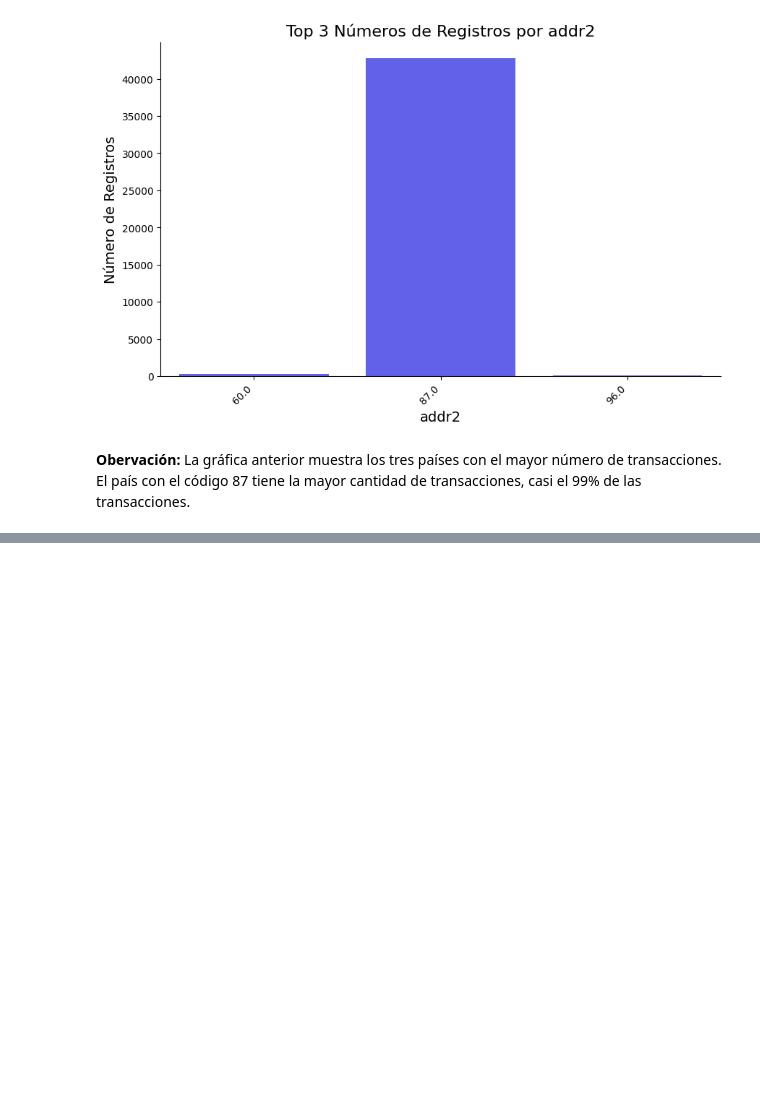
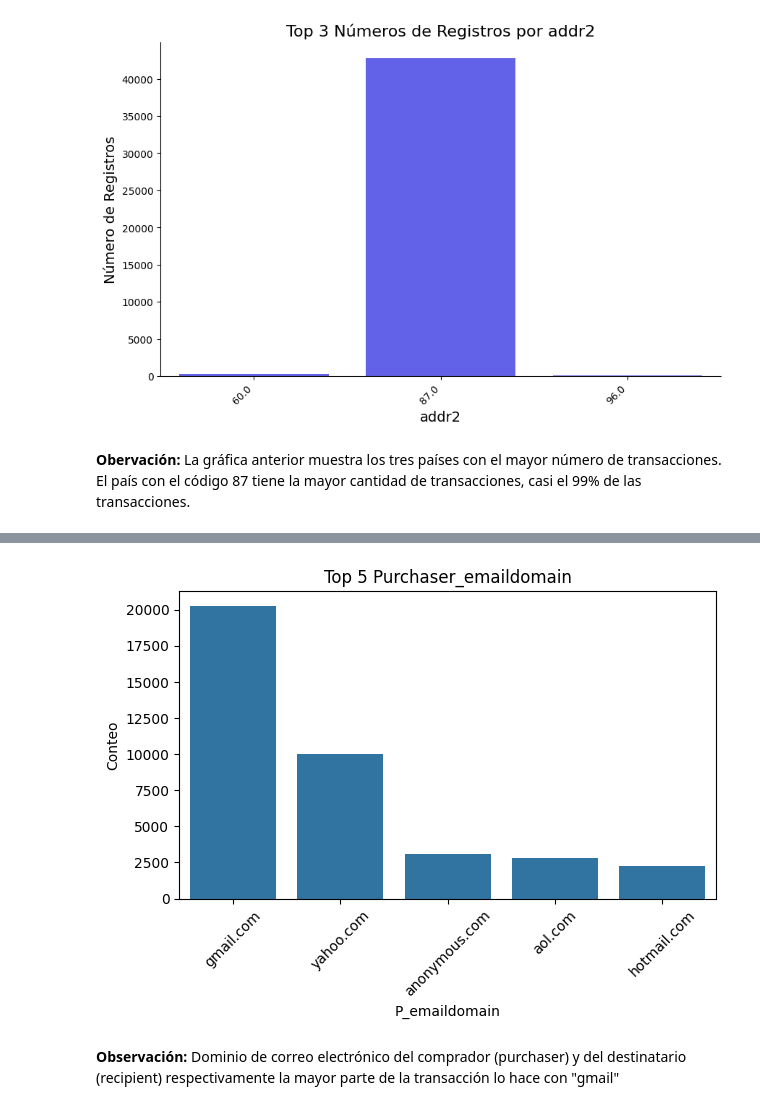
Before and after one commit to JRamos84/deteccion_fraude, a Jupyter notebook: notebooks/01_Exploratiry_Data_Analysis.ipynb, the cells around one changed output, grey strips where cells are left out. Drawn from its saved outputs; the diff is of its cells as text; code cells hidden in the pictures; blank space fills up the shorter version.

```diff
--- a/notebooks/01_Exploratiry_Data_Analysis.ipynb
+++ b/notebooks/01_Exploratiry_Data_Analysis.ipynb
@@ -652,0 +664,15 @@ Index(['isFraud', 'TransactionDT', 'TransactionAmt', 'ProductCD', 'addr1',
+# %%
+top_5_values = df_train['P_emaildomain'].value_counts().head(5)
+sns.countplot(data=df_train, x='P_emaildomain', order=top_5_values.index)
+plt.xticks(rotation=45)
+plt.title('Top 5 Purchaser_emaildomain')
+plt.xlabel('P_emaildomain')
+plt.ylabel('Conteo')
+plt.tight_layout()
+#plt.savefig(base_dir+ 'emaildomaintop5')
+
+plt.show()
+# %% [output]
+[figure, added]
+# %% [markdown]
+**Observación:** Dominio de correo electrónico del comprador (purchaser) y del destinatario (recipient) respectivamente la mayor parte de la transacción lo hace con "gmail"
```
Also changed, not shown: parts of 3 cells of this notebook.
